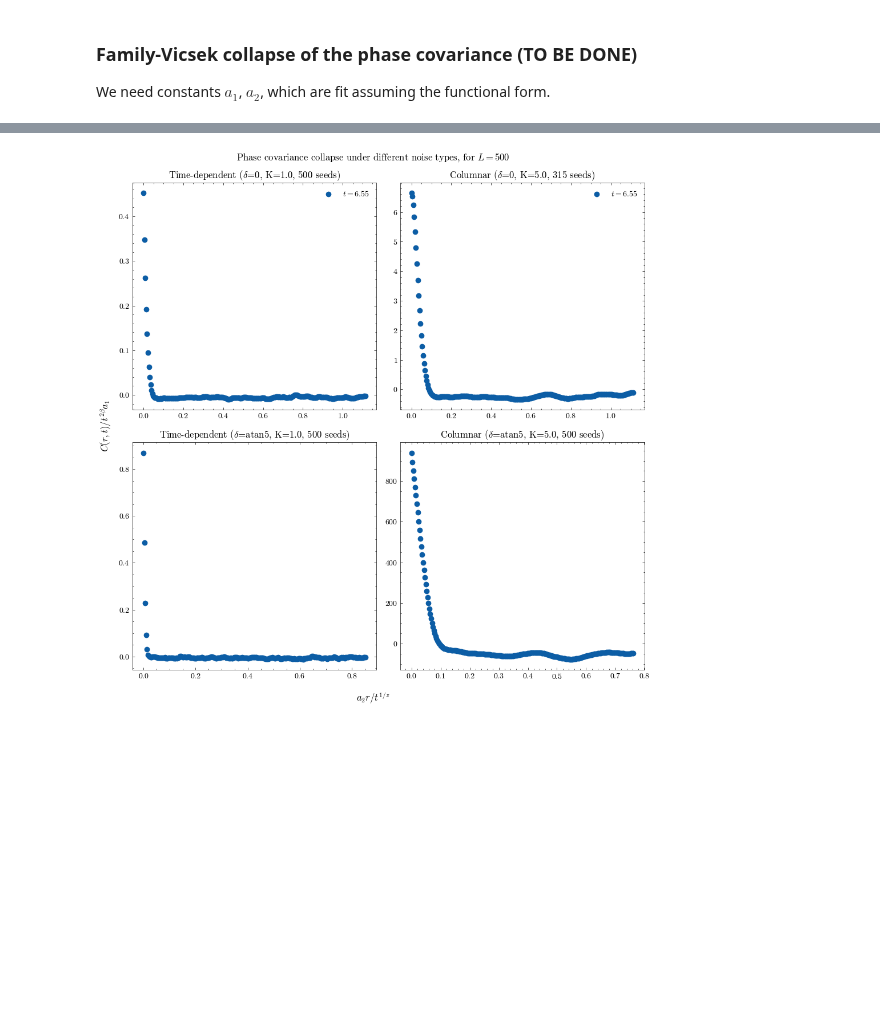
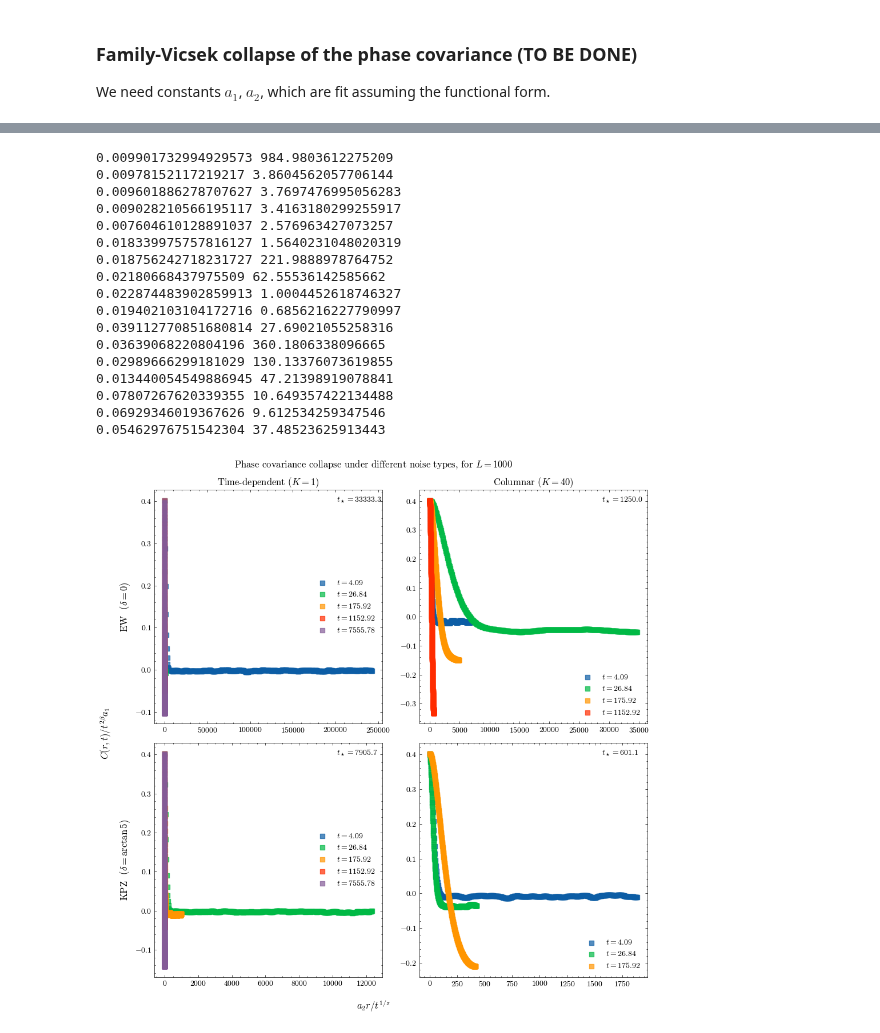
Before and after one commit to goznalo-git/RoughKuramoto, a Jupyter notebook: 5-Covariance.ipynb, the cells around one changed output, grey strips where cells are left out. Drawn from its saved outputs; the diff is of its cells as text; code cells hidden in the pictures; blank space fills up the shorter version.

Commit message:
Covariance initial attempts with tabulated airy_1 values

```diff
--- a/5-Covariance.ipynb
+++ b/5-Covariance.ipynb
@@ -245,0 +340,3 @@ airy = <ufunc 'airy'>
+# %%
+a_1 = C_Phi_t[0] / (tti**(2*beta) * airy(0)[0])
+a_1
@@ -245,0 +355,3 @@ airy = <ufunc 'airy'>
+# %%
+r_index = np.argmin(np.abs(C_Phi_t - a_1*tti**(2*beta)*airy(0.5)[0]))
+r_index, C_Phi_t[r_index-1:r_index+2], a_1*tti**(2*beta)*airy(0.5)[0], C_Phi_t[r_index] < a_1*tti**(2*beta)*airy(0.5)[0]
@@ -245,0 +365,5 @@ airy = <ufunc 'airy'>
+# %%
+r_other_index = r_index - 1
+slope = (r_index - r_other_index) / (C_Phi_t[r_index] - C_Phi_t[r_other_index])
+r_intermediate = (a_1 * airy(0.5)[0] * tti**(2*beta) - C_Phi_t[r_index]) / slope + r_index
+print(slope, r_other_index, r_intermediate, r_index)
@@ -245,0 +372,3 @@ airy = <ufunc 'airy'>
+# %%
+a_2 = 0.5 * tti**(1/z) / r_intermediate
+a_2
@@ -250,10 +401,19 @@ fig.suptitle("Phase covariance collapse under different noise types, for $L=$" +
 fig.supxlabel(r"$a_2 r/ t^{1/z}$")
 fig.supylabel(r"$C(r,t)/ t^{2\beta} a_1$")
 
+a_1_dict = {}
+a_2_dict = {}
+
 for i, (typenoise, typelabel) in enumerate(zip(["TimeDep", "Columnar"], ["Time-dependent", "Columnar"])
 ):
 
+    a_1_dict[typenoise] = {}
+    a_2_dict[typenoise] = {}
+
     for j, (delta, deltaname) in enumerate(zip([0, np.arctan(5)], ["0", "atan5"])):
+
+        a_1_dict[typenoise][deltaname] = []
+        a_2_dict[typenoise][deltaname] = []
 
         # select rows for this noise type and delta
         mask = mask = (
@@ -270,37 +430,70 @@ for i, (typenoise, typelabel) in enumerate(zip(["TimeDep", "Columnar"], ["Time-d
             t = row["t"]
             mean_phasecovariance = row["mean_phasecovariance"]
             L = row["L"]
             K = row["K"]
             M = row["M"]
 
+            # Exponents
+            z = z_dict[typenoise][delta_to_label[deltaname]]
+            alpha = alpha_dict[typenoise][delta_to_label[deltaname]]
+            beta = beta_dict[typenoise][delta_to_label[deltaname]]
+
             t_cross = tx[typenoise][delta_to_label[deltaname]] * L**(z_dict[typenoise][delta_to_label[deltaname]])
 
-            for ti in range(mean_heightheight.shape[0])[::4]:
+            for ti in range(len(t))[::4]:
 
                 if t[ti] > 0 and t[ti] < t_cross:
 
                     rlen = mean_phasecovariance.shape[1] # we plot up to half of this since the system is periodic
                     rrange = np.array(range(rlen))
 
+                    a_1, a_2 = covariance_constants(t[ti], mean_phasecovariance[ti,:], beta, z, fun=Airy_1)
+                    print(a_1, a_2)
+                    a_1_dict[typenoise][deltaname].append(a_1)
+                    a_2_dict[typenoise][deltaname].append(a_2)
+
                     # Collapse variables
-                    a2rt1z = rrange[:int(rlen/2)] * a_2[ti] / t[ti]**(1/z_dict[typenoise][delta_to_label[deltaname]])
-                    Ct2ba1 = mean_phasecovariance[ti,:int(rlen/2)] / (a_1[ti] * t[ti]**(2*beta_dict[typenoise][delta_to_label[deltaname]]))
+                    a2rt1z = rrange[:int(rlen/2)] * a_2 / t[ti]**(1/z_dict[typenoise][delta_to_label[deltaname]])
+                    Ct2ba1 = mean_phasecovariance[ti,:int(rlen/2)] / (a_1 * t[ti]**(2*beta_dict[typenoise][delta_to_label[deltaname]]))
 
                     ax[j,i].scatter(a2rt1z, Ct2ba1, label=f"$t=${np.round(t[ti],2)}", marker=markerdict[L], alpha=0.7)
 
             ax[j,i].text(0.8, 0.95, f'$t_\star={np.round(t_cross,1)}$', fontsize=10, transform=ax[j,i].transAxes)
 
-ax[0,0].set_title(typelabel + f" ($K=${Ks[0]})")
-ax[0,1].set_title(typelabel + f" ($K=${Ks[1]})")
+
+# ax[0,0].set_xlim(0,1)
+# ax[0,1].set_xlim(0,1)
+# ax[1,0].set_xlim(0,1)
+# ax[1,1].set_xlim(0,1)
+
+ax[0,0].set_title(f"Time-dependent ($K=${Ks[0]})")
+ax[0,1].set_title(f"Columnar ($K=${Ks[1]})")
 ax[0,0].set_ylabel(r"EW  ($\delta=0$)", fontsize=12)
 ax[1,0].set_ylabel(r"KPZ  ($\delta=\arctan5$)", fontsize=12)
 
-ax[1,1].legend()
+ax[0,0].legend()
 ax[0,1].legend()
 ax[1,0].legend()
 ax[1,1].legend()
 
 plt.tight_layout()
 plt.show()
 # %% [output]
+0.009901732994929573 984.9803612275209
+0.00978152117219217 3.8604562057706144
+0.009601886278707627 3.7697476995056283
+0.009028210566195117 3.4163180299255917
+0.007604610128891037 2.576963427073257
+0.018339975757816127 1.5640231048020319
+0.018756242718231727 221.9888978764752
+0.02180668437975509 62.55536142585662
+0.022874483902859913 1.0004452618746327
+0.019402103104172716 0.6856216227790997
+0.039112770851680814 27.69021055258316
+0.03639068220804196 360.1806338096665
+0.02989666299181029 130.13376073619855
+0.013440054549886945 47.21398919078841
+0.07807267620339355 10.649357422134488
+0.06929346019367626 9.612534259347546
+0.05462976751542304 37.48523625913443
-[figure, old version]
+[figure, new version]
```
Also changed, not shown: parts of 23 cells of this notebook, 1 other file.
